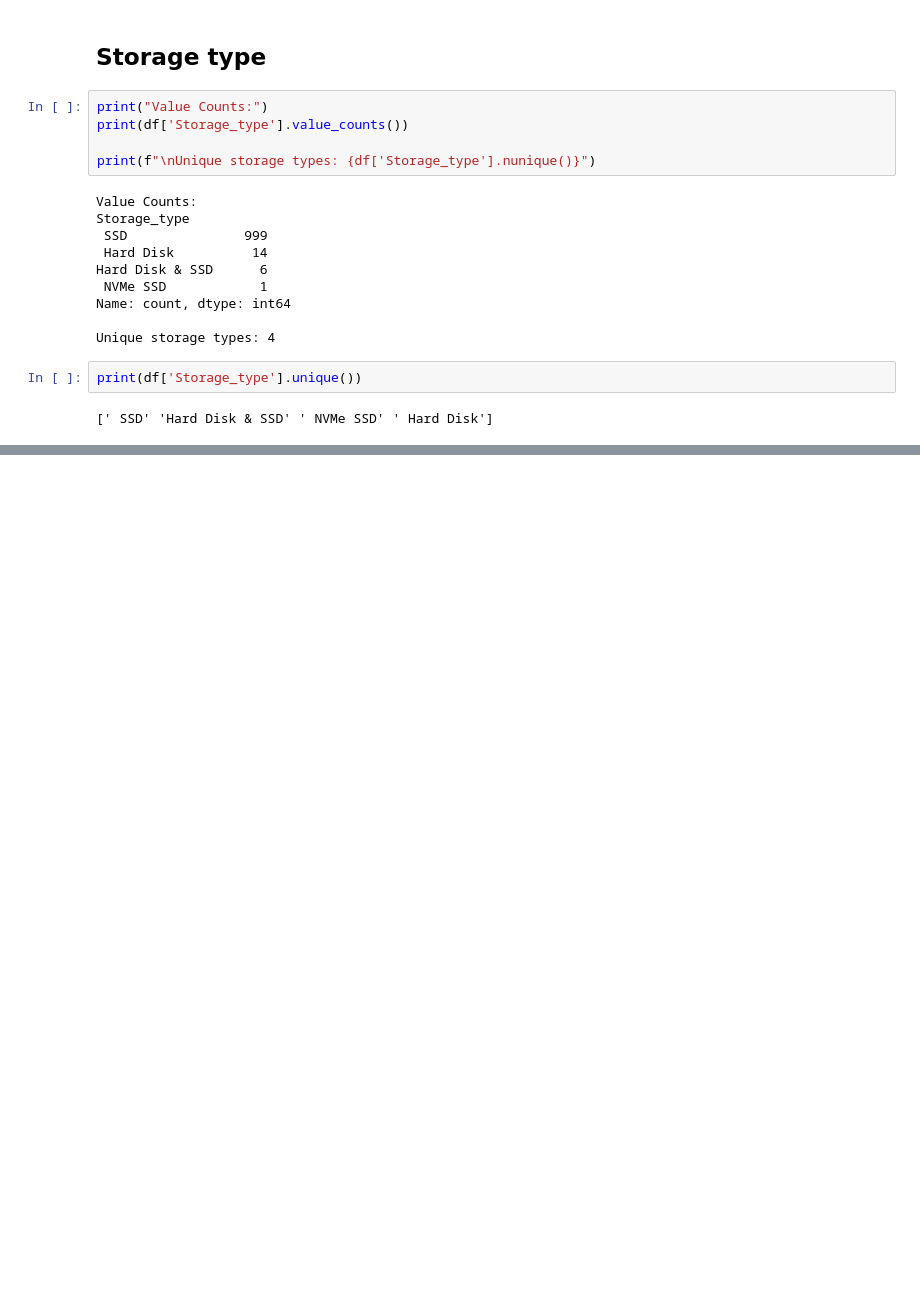
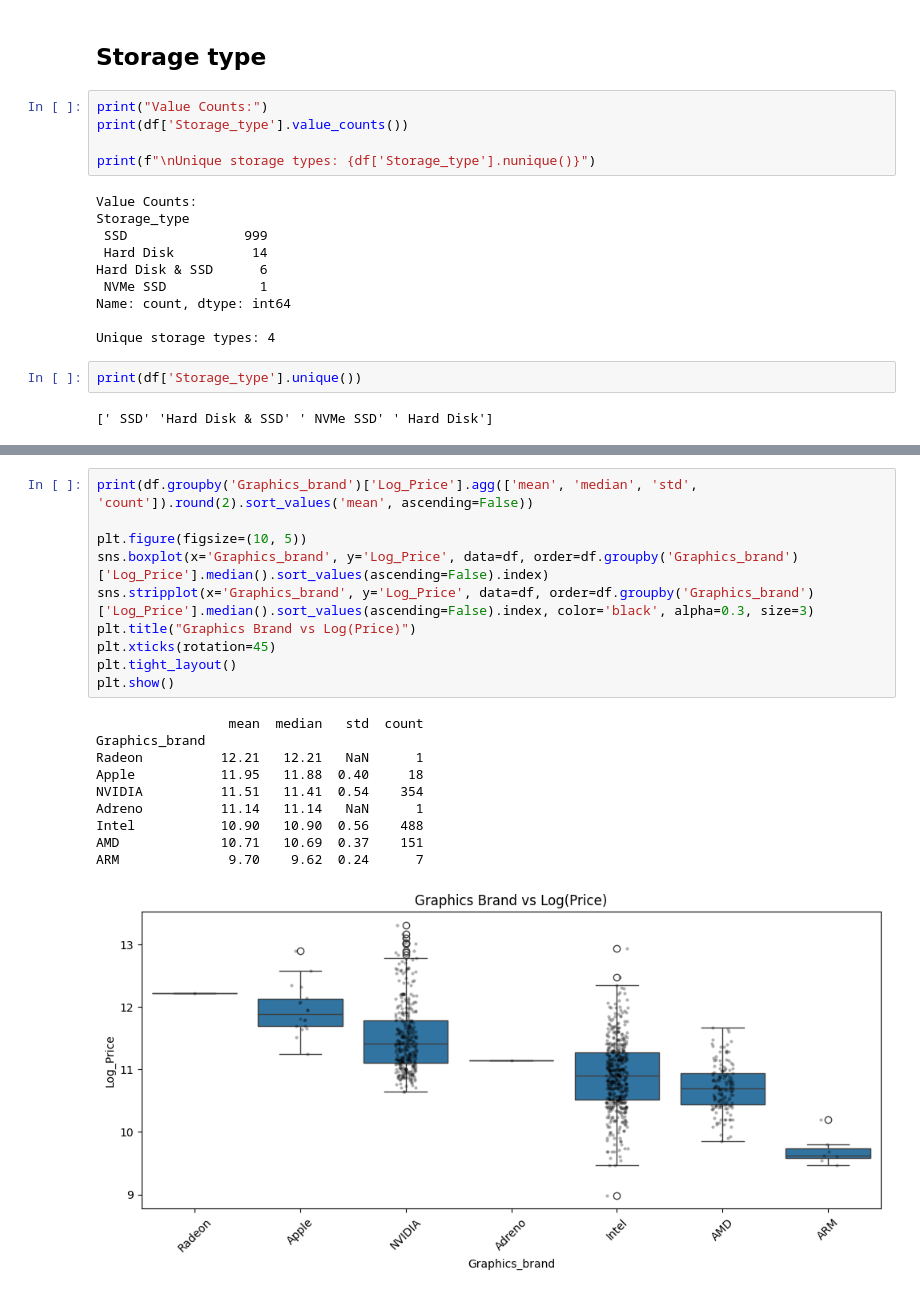
Before and after one commit to ManjushaMotamarry/Machine-Learning-Based-Price-Fairness-Analysis-for-Laptop-E-Commerce, a Jupyter notebook: notebooks/EDA.ipynb, the cells around one changed output, grey strips where cells are left out. Saved outputs shown, nothing was run; the diff lists cells and outputs as text; blank space fills up the shorter version.

```diff
--- a/notebooks/EDA.ipynb
+++ b/notebooks/EDA.ipynb
@@ -755,0 +813,21 @@ print(df['Storage_type'].unique())
+# %%
+print(df.groupby('Graphics_brand')['Log_Price'].agg(['mean', 'median', 'std', 'count']).round(2).sort_values('mean', ascending=False))
+
+plt.figure(figsize=(10, 5))
+sns.boxplot(x='Graphics_brand', y='Log_Price', data=df, order=df.groupby('Graphics_brand')['Log_Price'].median().sort_values(ascending=False).index)
+sns.stripplot(x='Graphics_brand', y='Log_Price', data=df, order=df.groupby('Graphics_brand')['Log_Price'].median().sort_values(ascending=False).index, color='black', alpha=0.3, size=3)
+plt.title("Graphics Brand vs Log(Price)")
+plt.xticks(rotation=45)
+plt.tight_layout()
+plt.show()
+# %% [output]
+                 mean  median   std  count
+Graphics_brand
+Radeon          12.21   12.21   NaN      1
+Apple           11.95   11.88  0.40     18
+NVIDIA          11.51   11.41  0.54    354
+Adreno          11.14   11.14   NaN      1
+Intel           10.90   10.90  0.56    488
+AMD             10.71   10.69  0.37    151
+ARM              9.70    9.62  0.24      7
+[figure, added]
```
Also changed, not shown: parts of 40 cells of this notebook, 1 other file.
